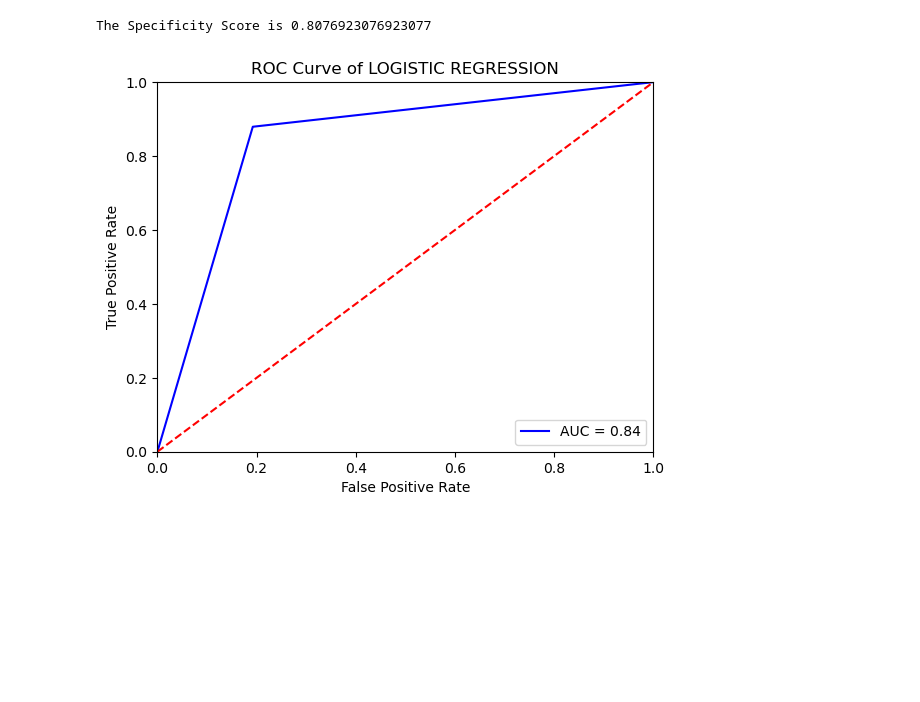
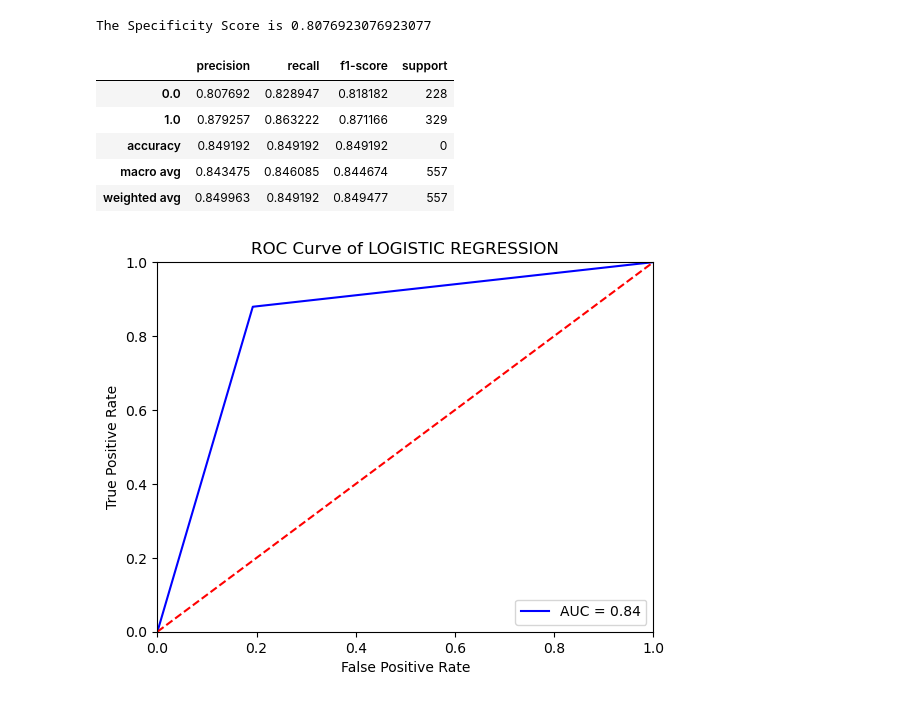
Before and after one commit to change0z/Data-Analysis, a Jupyter notebook: m2.ipynb, the cells around one changed output. Cells and saved outputs as stored; diff of their text form; code cells hidden in the pictures; blank space fills up the shorter version.

```diff
--- a/m2.ipynb
+++ b/m2.ipynb
@@ -448,6 +462,20 @@ specificity_rf = TN / (TN + FP)
 print('The Specificity Score is ' + str(specificity_rf))
 # %% [output]
 The Specificity Score is 0.8076923076923077
+# %%
+df_RF = pd.DataFrame(classification_report(y_predict_rf,y_test, digits=2,output_dict=True)).T
+
+df_RF['support'] = df_RF.support.apply(int)
+
+df_RF.style.background_gradient(cmap='viridis',
+                             subset=pd.IndexSlice['0':'9', :'f1-score'])
+# %% [output]
+|  | precision | recall | f1-score | support |
+| 0.0 | 0.807692 | 0.828947 | 0.818182 | 228 |
+| 1.0 | 0.879257 | 0.863222 | 0.871166 | 329 |
+| accuracy | 0.849192 | 0.849192 | 0.849192 | 0 |
+| macro avg | 0.843475 | 0.846085 | 0.844674 | 557 |
+| weighted avg | 0.849963 | 0.849192 | 0.849477 | 557 |
 # %%
 # ROC Curve of Random Forest Classifier
 
```
Also changed, not shown: parts of 2 cells of this notebook.
